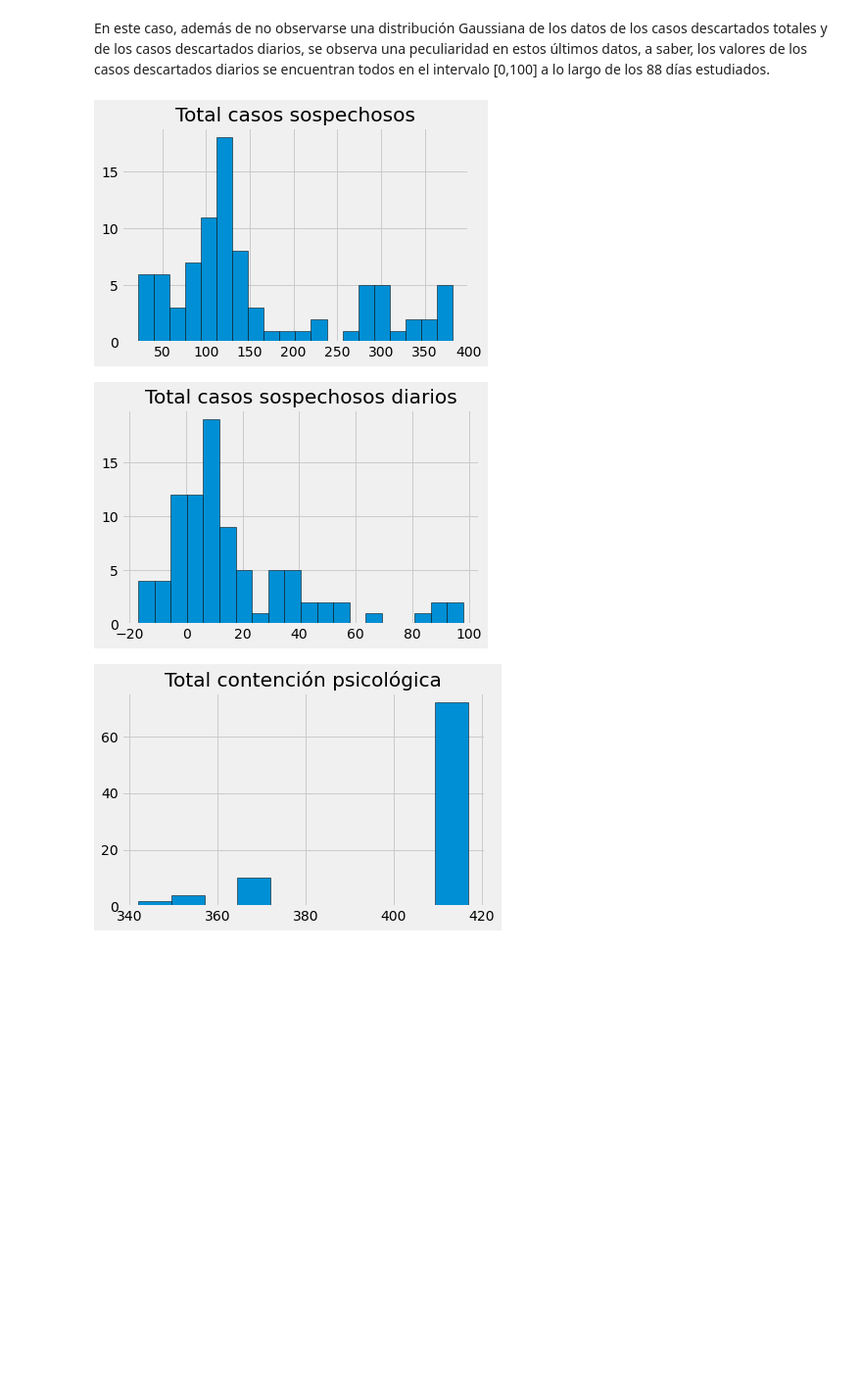
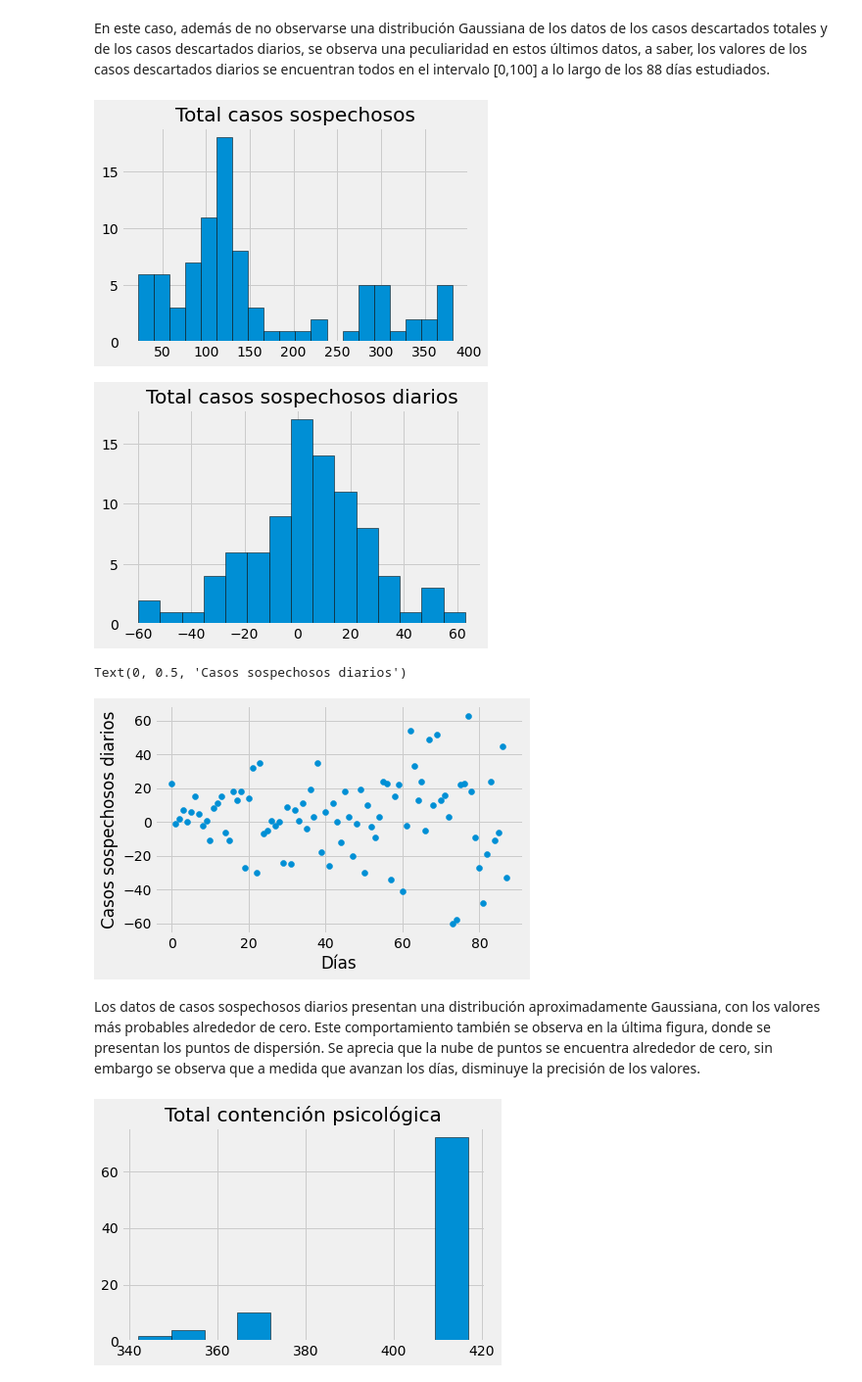
Before and after one commit to ivanrango/Machine-Learning, a Jupyter notebook: Trabajo_Práctico_2.ipynb, the cells around one changed output. Shown at 98% size. Drawn from its saved outputs; the diff is of its cells as text; code cells hidden in the pictures; blank space fills up the shorter version.

```diff
--- a/Trabajo_Práctico_2.ipynb
+++ b/Trabajo_Práctico_2.ipynb
@@ -122,7 +122,7 @@ plt.show()
 x=df[['recuperados']].T.to_numpy()
 xb = [x[0,0]]
 for i in range (1,88):
-   aux = [act[0,i]-act[0,i-1]]
+   aux = [x[0,i]-x[0,i-1]]
    xb = np.append([xb],aux)
 #print(xb)
 
@@ -143,7 +143,7 @@ plt.show()
 x=df[['decesos']].T.to_numpy()
 xb = [x[0,0]]
 for i in range (1,88):
-   aux = [act[0,i]-act[0,i-1]]
+   aux = [x[0,i]-x[0,i-1]]
    xb = np.append([xb],aux)
 #print(xb)
 
@@ -172,7 +172,7 @@ plt.show()
 x=df[['descartados']].T.to_numpy()
 xb = [x[0,0]]
 for i in range (1,88):
-   aux = [act[0,i]-act[0,i-1]]
+   aux = [x[0,i]-x[0,i-1]]
    xb = np.append([xb],aux)
 #print(xb)
 
@@ -201,27 +201,36 @@ En este caso, además de no observarse una distribución Gaussiana de los datos
 # %%
 x=df[['sospechosos']].to_numpy()
 plt.style.use('fivethirtyeight')
 plt.hist(x, bins=20, edgecolor='black')
 plt.title('Total casos sospechosos')
 plt.tight_layout()
 plt.show()
 #print(x)
 
 x=df[['sospechosos']].T.to_numpy()
 xb = [x[0,0]]
 for i in range (1,88):
-   aux = [act[0,i]-act[0,i-1]]
+   aux = [x[0,i]-x[0,i-1]]
    xb = np.append([xb],aux)
 #print(xb)
 
-plt.hist(xb, bins=20, edgecolor='black')
+plt.hist(xb, bins=15, edgecolor='black')
 plt.title('Total casos sospechosos diarios')
 plt.tight_layout()
 
 plt.show()
+
+
+plt.scatter(y,xb)
+plt.xlabel('Días')
+plt.ylabel('Casos sospechosos diarios')
 # %% [output]
 [figure]
-[figure, old version]
+[figure, new version]
+Text(0, 0.5, 'Casos sospechosos diarios')
+[figure, added]
+# %% [markdown]
+Los datos de casos sospechosos diarios presentan una distribución aproximadamente Gaussiana, con los valores más probables alrededor de cero. Este comportamiento también se observa en la última figura, donde se presentan los puntos de dispersión. Se aprecia que la nube de puntos se encuentra alrededor de cero, sin embargo se observa que a medida que avanzan los días, disminuye la precisión de los valores.
 # %%
 x=df[['contencion_psicologica']].to_numpy()
 plt.style.use('fivethirtyeight')
```
Also changed, not shown: parts of 5 cells of this notebook.
